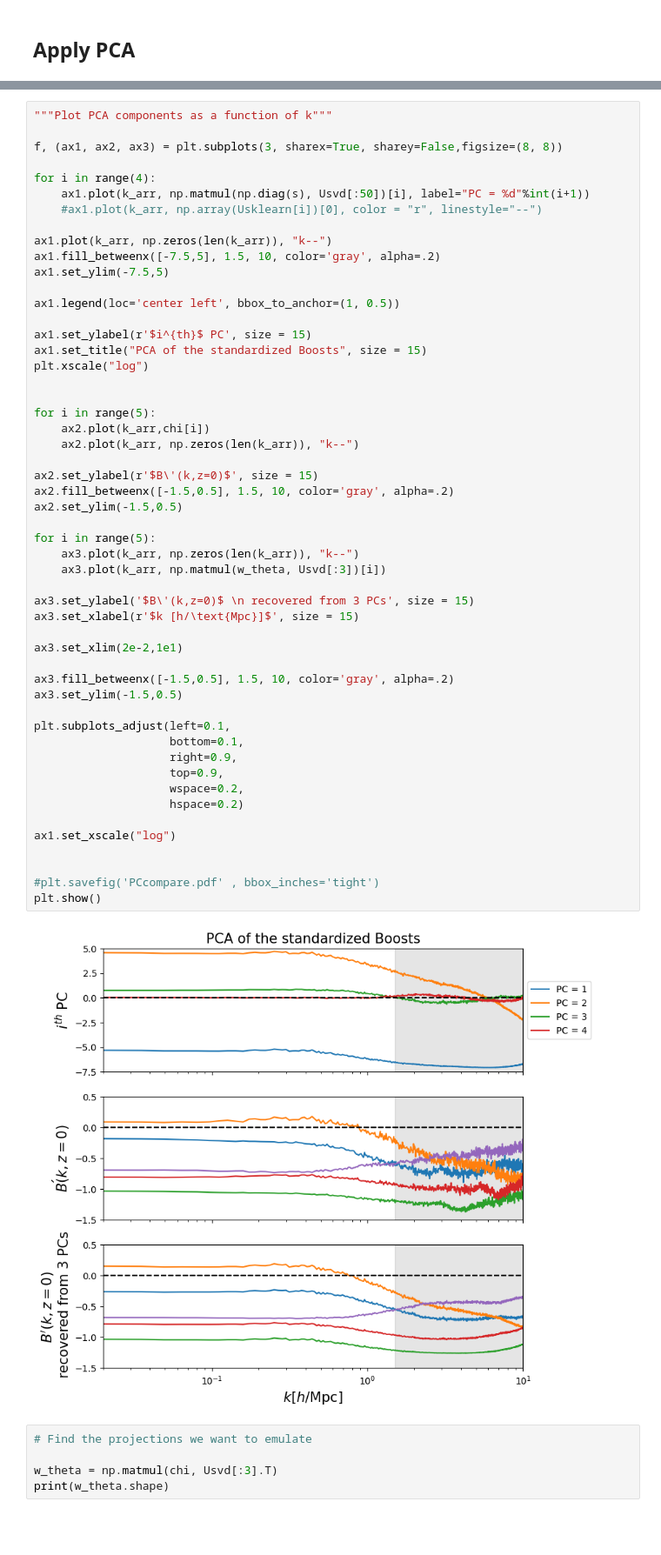
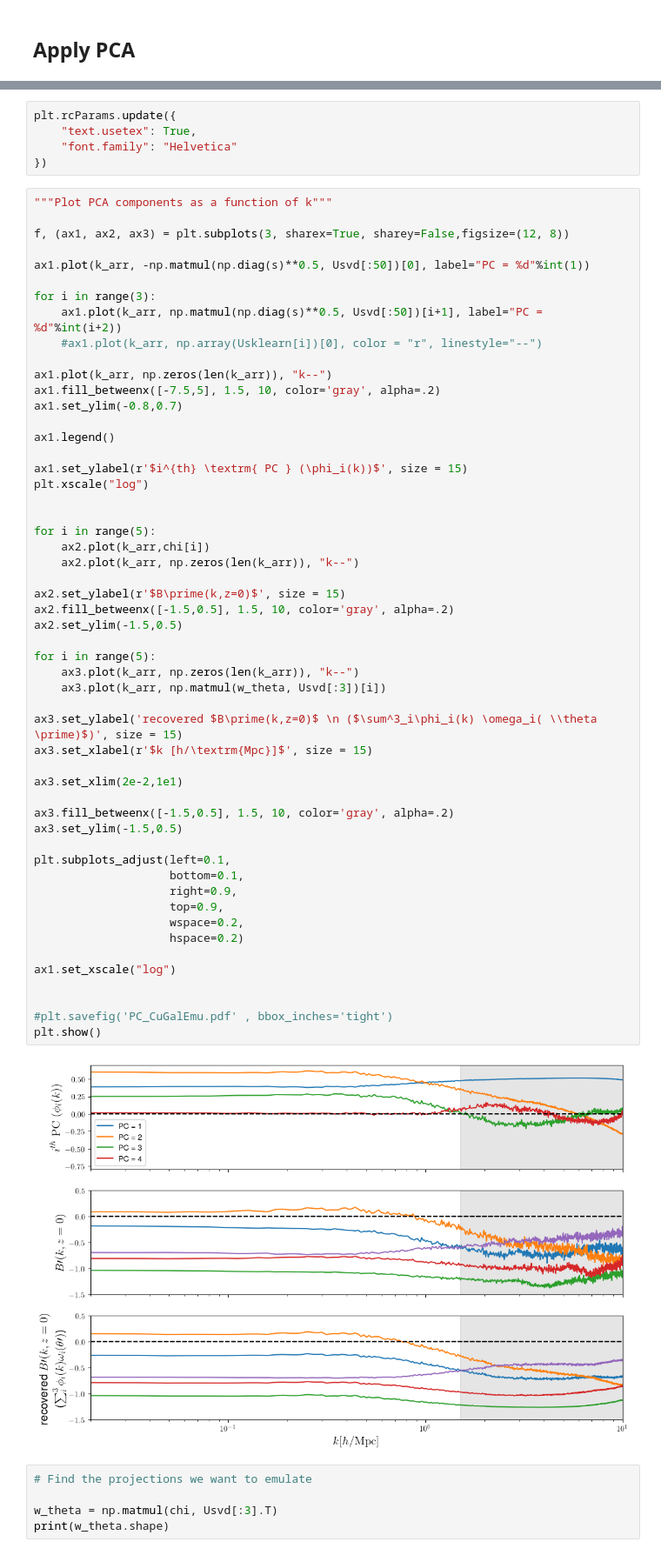
Before and after one commit to CarolaZano/CuGal_emulator, a Jupyter notebook: Cubic_galileon-2D.ipynb, the cells around one changed output, grey strips where cells are left out. Shown at 87% size. Cells and saved outputs as stored; diff of their text form; blank space fills up the shorter version.

```diff
--- a/Cubic_galileon-2D.ipynb
+++ b/Cubic_galileon-2D.ipynb
@@ -195,57 +195,63 @@ Text(0.5, 1.0, 'n_components vs. Explained Variance Ratio')
+# %%
+plt.rcParams.update({
+    "text.usetex": True,
+    "font.family": "Helvetica"
+})
 # %%
 """Plot PCA components as a function of k"""
 
-f, (ax1, ax2, ax3) = plt.subplots(3, sharex=True, sharey=False,figsize=(8, 8))
+f, (ax1, ax2, ax3) = plt.subplots(3, sharex=True, sharey=False,figsize=(12, 8))
 
-for i in range(4):
-    ax1.plot(k_arr, np.matmul(np.diag(s), Usvd[:50])[i], label="PC = %d"%int(i+1))
+ax1.plot(k_arr, -np.matmul(np.diag(s)**0.5, Usvd[:50])[0], label="PC = %d"%int(1))
+
+for i in range(3):
+    ax1.plot(k_arr, np.matmul(np.diag(s)**0.5, Usvd[:50])[i+1], label="PC = %d"%int(i+2))
     #ax1.plot(k_arr, np.array(Usklearn[i])[0], color = "r", linestyle="--")
 
 ax1.plot(k_arr, np.zeros(len(k_arr)), "k--")
 ax1.fill_betweenx([-7.5,5], 1.5, 10, color='gray', alpha=.2)
-ax1.set_ylim(-7.5,5)
+ax1.set_ylim(-0.8,0.7)
 
-ax1.legend(loc='center left', bbox_to_anchor=(1, 0.5))
+ax1.legend()
 
-ax1.set_ylabel(r'$i^{th}$ PC', size = 15)
-ax1.set_title("PCA of the standardized Boosts", size = 15)
+ax1.set_ylabel(r'$i^{th} \textrm{ PC } (\phi_i(k))$', size = 15)
 plt.xscale("log")
 
 
 for i in range(5):
     ax2.plot(k_arr,chi[i])
     ax2.plot(k_arr, np.zeros(len(k_arr)), "k--")
 
-ax2.set_ylabel(r'$B\'(k,z=0)$', size = 15)
+ax2.set_ylabel(r'$B\prime(k,z=0)$', size = 15)
 ax2.fill_betweenx([-1.5,0.5], 1.5, 10, color='gray', alpha=.2)
 ax2.set_ylim(-1.5,0.5)
 
 for i in range(5):
     ax3.plot(k_arr, np.zeros(len(k_arr)), "k--")
     ax3.plot(k_arr, np.matmul(w_theta, Usvd[:3])[i])
 
-ax3.set_ylabel('$B\'(k,z=0)$ \n recovered from 3 PCs', size = 15)
-ax3.set_xlabel(r'$k [h/\text{Mpc}]$', size = 15)
+ax3.set_ylabel('recovered $B\prime(k,z=0)$ \n ($\sum^3_i\phi_i(k) \omega_i( \\theta \prime)$)', size = 15)
+ax3.set_xlabel(r'$k [h/\textrm{Mpc}]$', size = 15)
 
 ax3.set_xlim(2e-2,1e1)
 
 ax3.fill_betweenx([-1.5,0.5], 1.5, 10, color='gray', alpha=.2)
 ax3.set_ylim(-1.5,0.5)
 
 plt.subplots_adjust(left=0.1,
                     bottom=0.1,
                     right=0.9,
                     top=0.9,
                     wspace=0.2,
                     hspace=0.2)
 
 ax1.set_xscale("log")
 
 
-#plt.savefig('PCcompare.pdf' , bbox_inches='tight')
+#plt.savefig('PC_CuGalEmu.pdf' , bbox_inches='tight')
 plt.show()
 # %% [output]
-[figure, old version]
+[figure, new version]
 # %%
 # Find the projections we want to emulate
 
```
Also changed, not shown: parts of 1 cell of this notebook, 16 other files.
